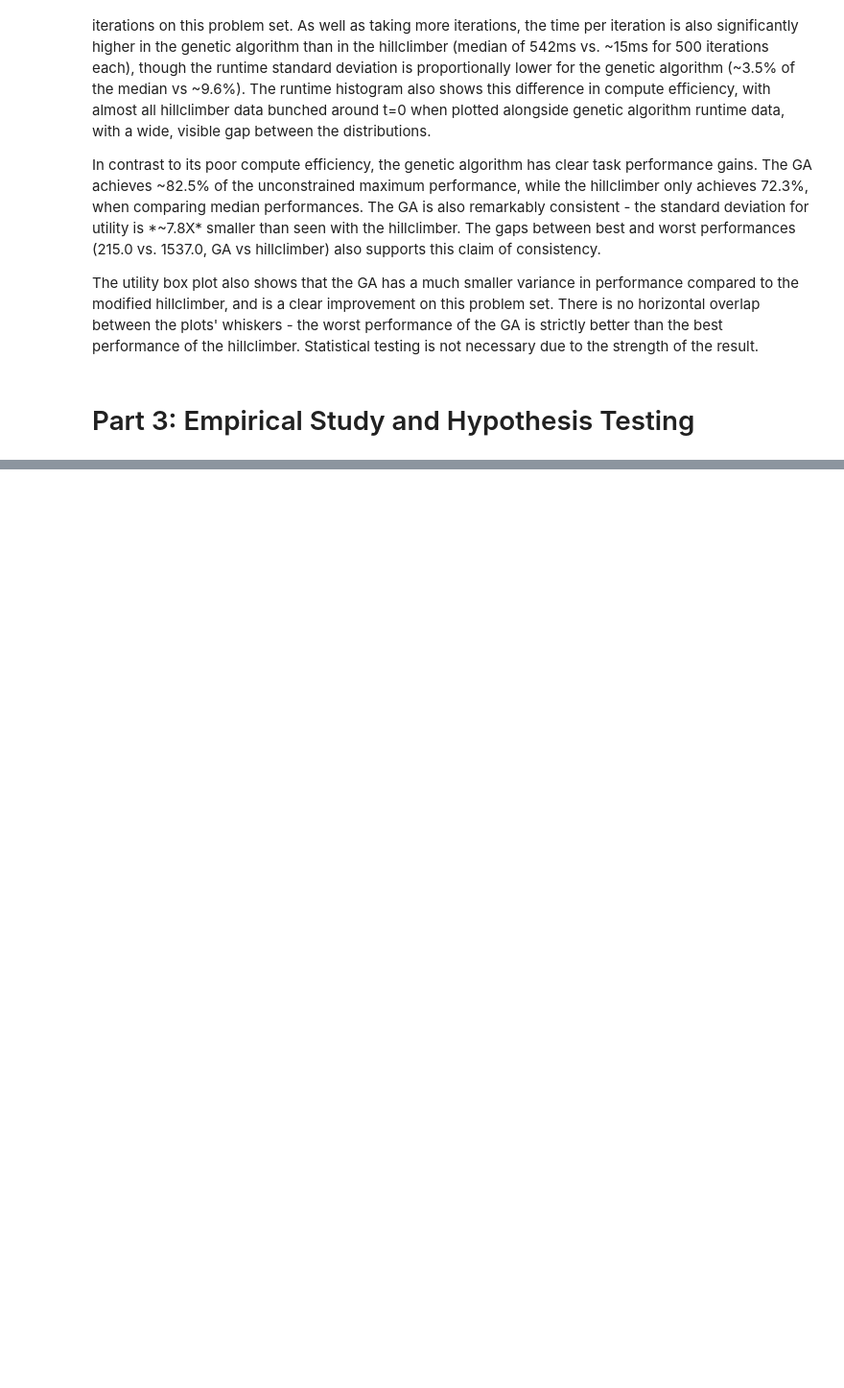
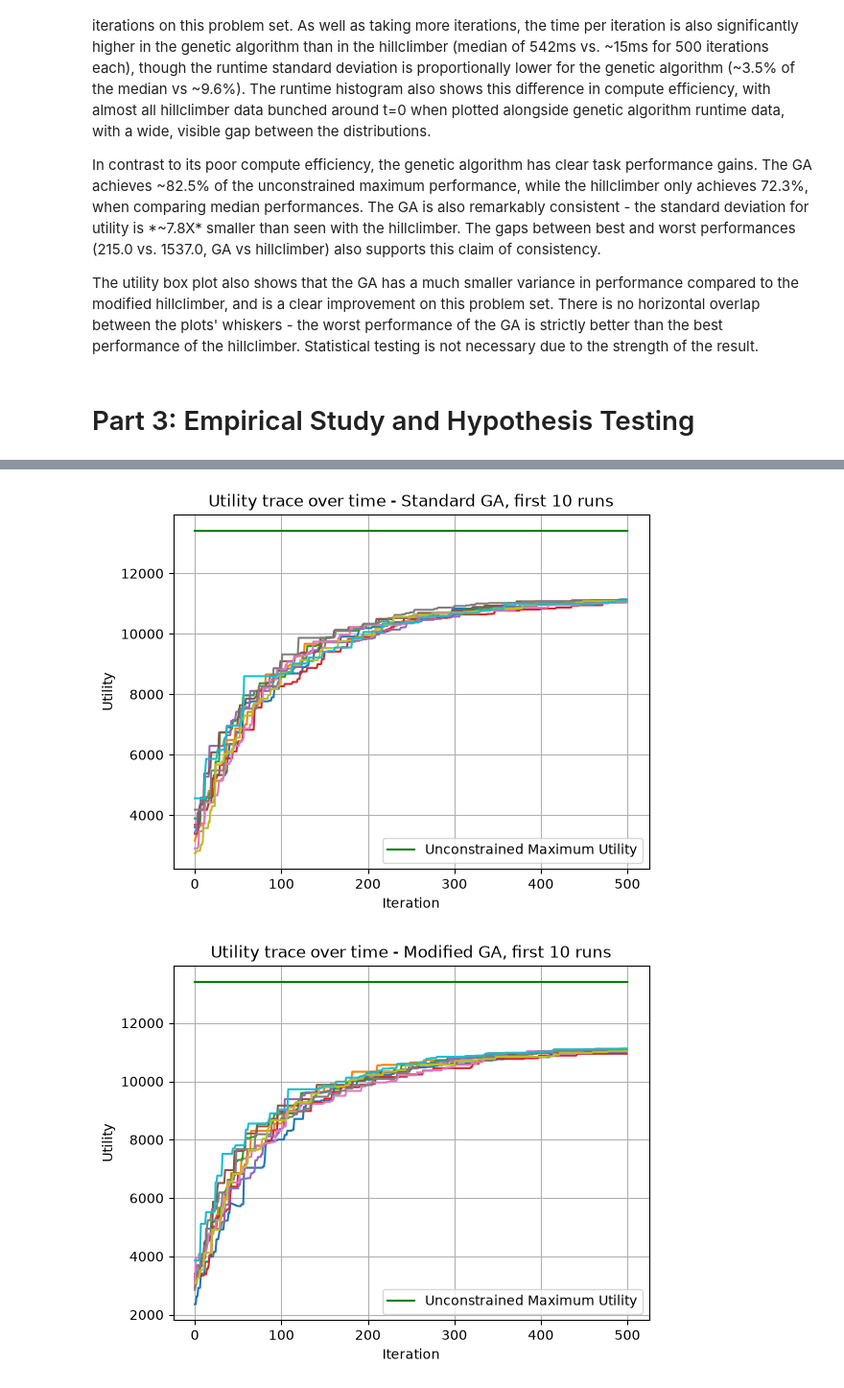
Before and after one commit to AyOhEe/CSCU9YE-Assignment, a Jupyter notebook: 3423815.ipynb, the cells around one changed output, grey strips where cells are left out. Shown at 96% size. Drawn from its saved outputs; the diff is of its cells as text; code cells hidden in the pictures; blank space fills up the shorter version.

Commit message:
Work on task 3
This probably isn't a good enough modification to get a first, so I'll revisit this another time. I at least have all of the graphs and statistical analysis done.

```diff
--- a/3423815.ipynb
+++ b/3423815.ipynb
@@ -640,0 +689,51 @@ The utility box plot also shows that the GA has a much smaller variance in perfo
+# %%
+from scipy import stats
+
+np.random.seed(42)
+
+PART_3_RUNS = 100
+PART_3_ITERATIONS = 500
+PART_3_GA_POPULATION_SIZE = 100
+PART_3_GA_OFFSPRING_COUNT = 10
+
+# reusing timed_runs from task 1
+runs_standard_ga, times_standard_ga = timed_runs(PART_3_RUNS, lambda: genetic_algorithm(workload_90, PART_3_ITERATIONS, PART_3_GA_POPULATION_SIZE, PART_3_GA_OFFSPRING_COUNT))
+runs_modified_ga, times_modified_ga = timed_runs(PART_3_RUNS, lambda: genetic_algorithm_modified(workload_90, PART_3_ITERATIONS, PART_3_GA_POPULATION_SIZE, PART_3_GA_OFFSPRING_COUNT))
+
+traces_standard_ga = [run[2] for run in runs_standard_ga]
+traces_modified_ga = [run[2] for run in runs_modified_ga]
+
+best_standard_ga = [run[1][1] for run in runs_standard_ga]
+best_modified_ga = [run[1][1] for run in runs_modified_ga]
+# %%
+%matplotlib inline
+
+unconstrained_max = sum(get_utilities(workload_90))
+
+for trace in traces_standard_ga[0:10]:
+    plt.plot(trace)
+
+plt.plot([unconstrained_max] * (PART_3_ITERATIONS + 1), color="green", label="Unconstrained Maximum Utility")
+
+plt.xlabel("Iteration")
+plt.ylabel("Utility")
+plt.title("Utility trace over time - Standard GA, first 10 runs")
+plt.legend(loc='lower right')
+plt.grid(True)
+plt.show()
+
+
+for trace in traces_modified_ga[0:10]:
+    plt.plot(trace)
+
+plt.plot([unconstrained_max] * (PART_3_ITERATIONS + 1), color="green", label="Unconstrained Maximum Utility")
+
+plt.xlabel("Iteration")
+plt.ylabel("Utility")
+plt.title("Utility trace over time - Modified GA, first 10 runs")
+plt.legend(loc='lower right')
+plt.grid(True)
+plt.show()
+# %% [output]
+[figure, added]
+[figure, added]
```
Also changed, not shown: parts of 12 cells of this notebook.
